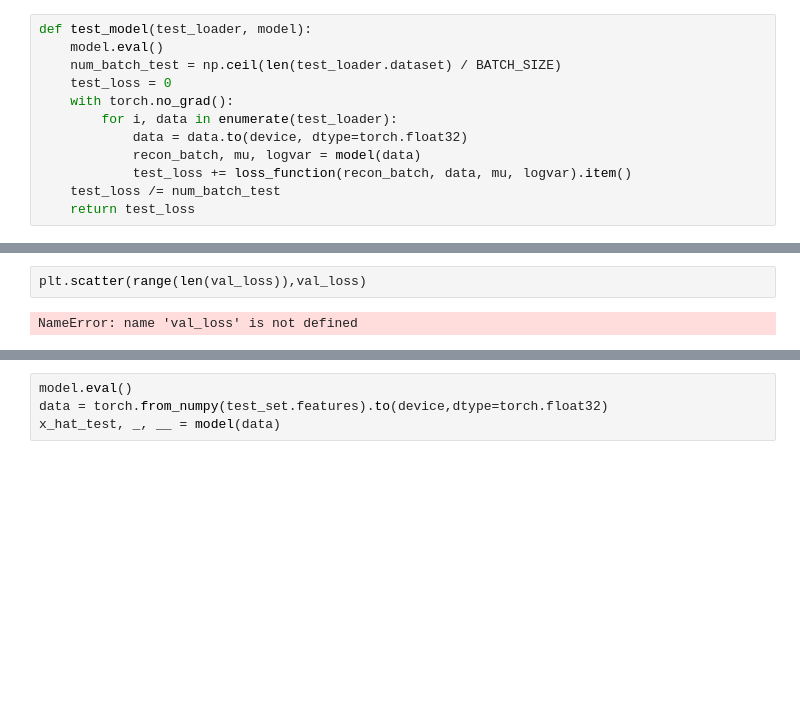
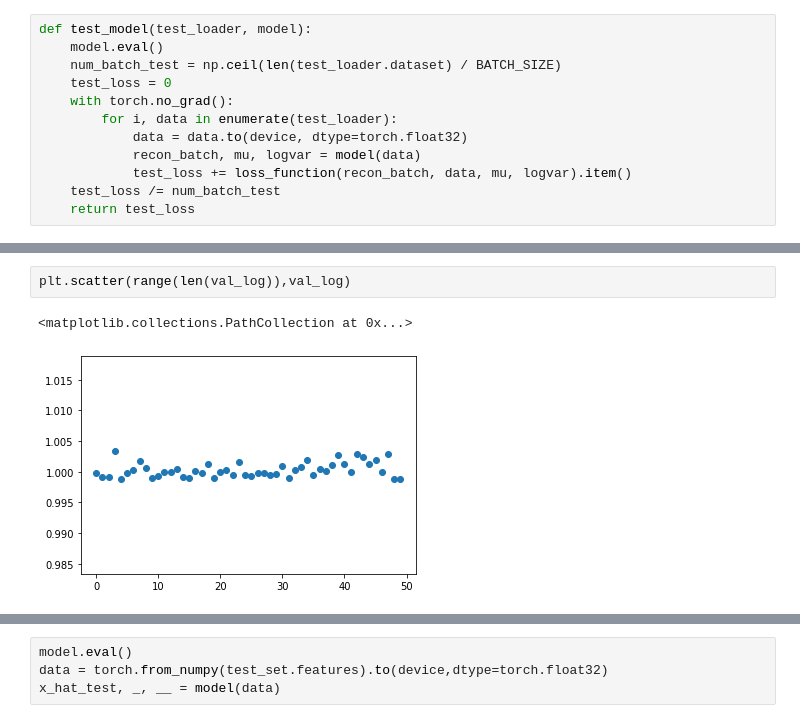
Before and after one commit to ShaulSolomon/academix-ydata-project-truncated, a Jupyter notebook: code/5_vae.ipynb, the cells around one changed output, grey strips where cells are left out. Drawn from its saved outputs; the diff is of its cells as text; blank space fills up the shorter version.

```diff
--- a/code/5_vae.ipynb
+++ b/code/5_vae.ipynb
@@ -328,7 +328,8 @@ plt.scatter(range(len(train_loss_plt)),train_loss_plt)
 # %%
-plt.scatter(range(len(val_loss)),val_loss)
+plt.scatter(range(len(val_log)),val_log)
 # %% [output]
-NameError: name 'val_loss' is not defined
+<matplotlib.collections.PathCollection at 0x...>
+[figure, added]
 # %%
 train_log
 # %% [output]
```
Also changed, not shown: parts of 11 cells of this notebook.
